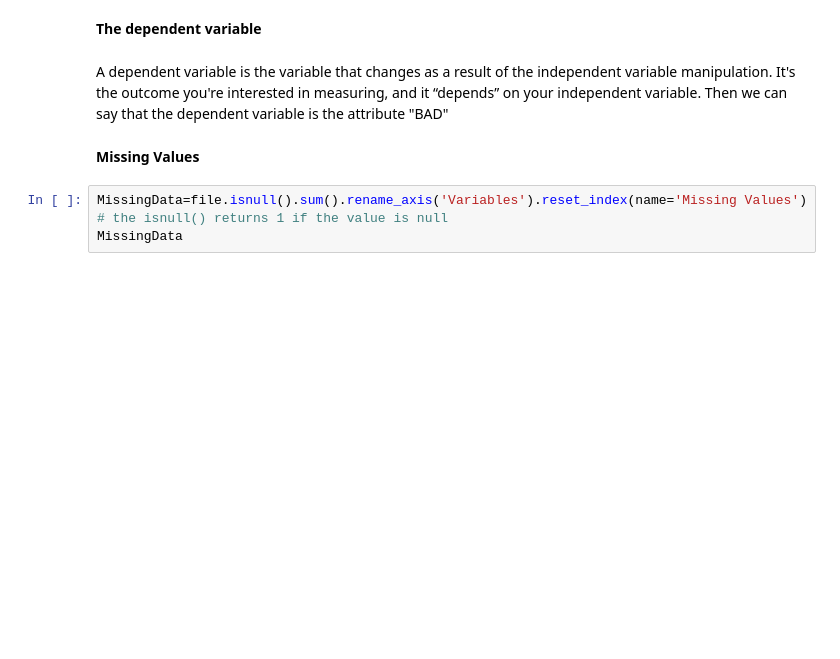
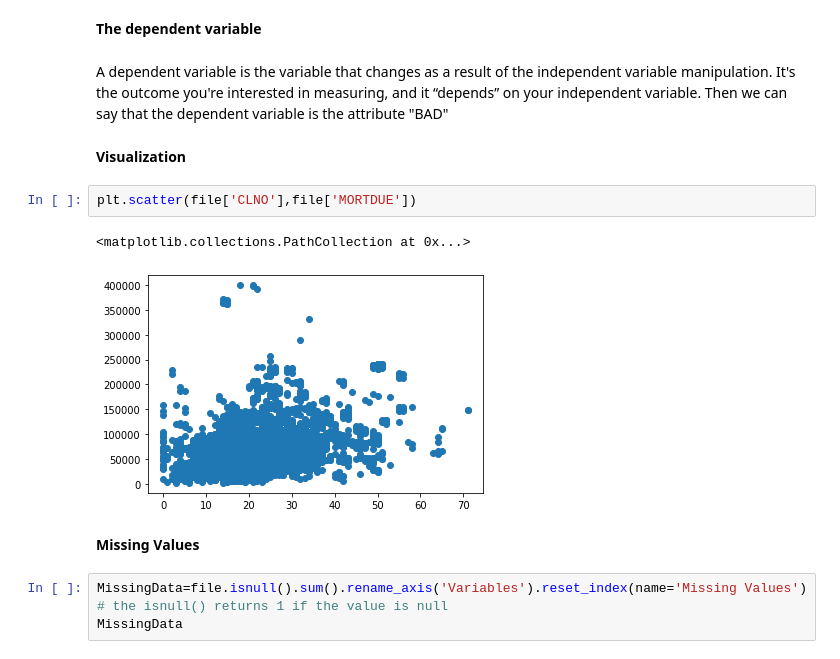
Before and after one commit to sanae-a11y/AI, a Jupyter notebook: CreditScoring.ipynb, the cells around one changed output. Saved outputs shown, nothing was run; the diff lists cells and outputs as text; blank space fills up the shorter version.

```diff
--- a/CreditScoring.ipynb
+++ b/CreditScoring.ipynb
@@ -74,6 +75,13 @@ description
 # %% [markdown]
 A dependent variable is the variable that changes as a result of the independent variable manipulation. It's the outcome you're interested in measuring, and it “depends” on your independent variable.
 Then we can say that the dependent variable is the attribute "BAD"
+# %% [markdown]
+**Visualization**
+# %%
+plt.scatter(file['CLNO'],file['MORTDUE'])
+# %% [output]
+<matplotlib.collections.PathCollection at 0x...>
+[figure, added]
 # %% [markdown]
 **Missing Values**
 # %%
```
Also changed, not shown: parts of 27 cells of this notebook.
